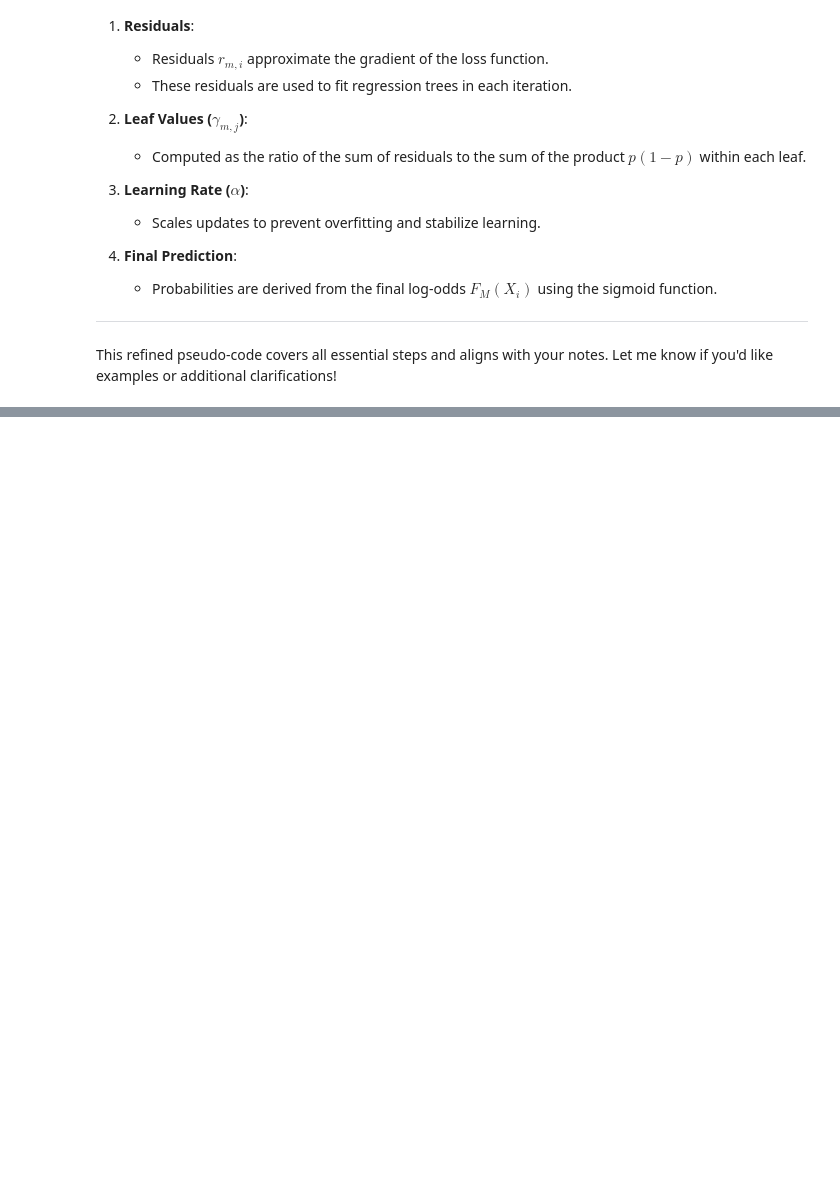
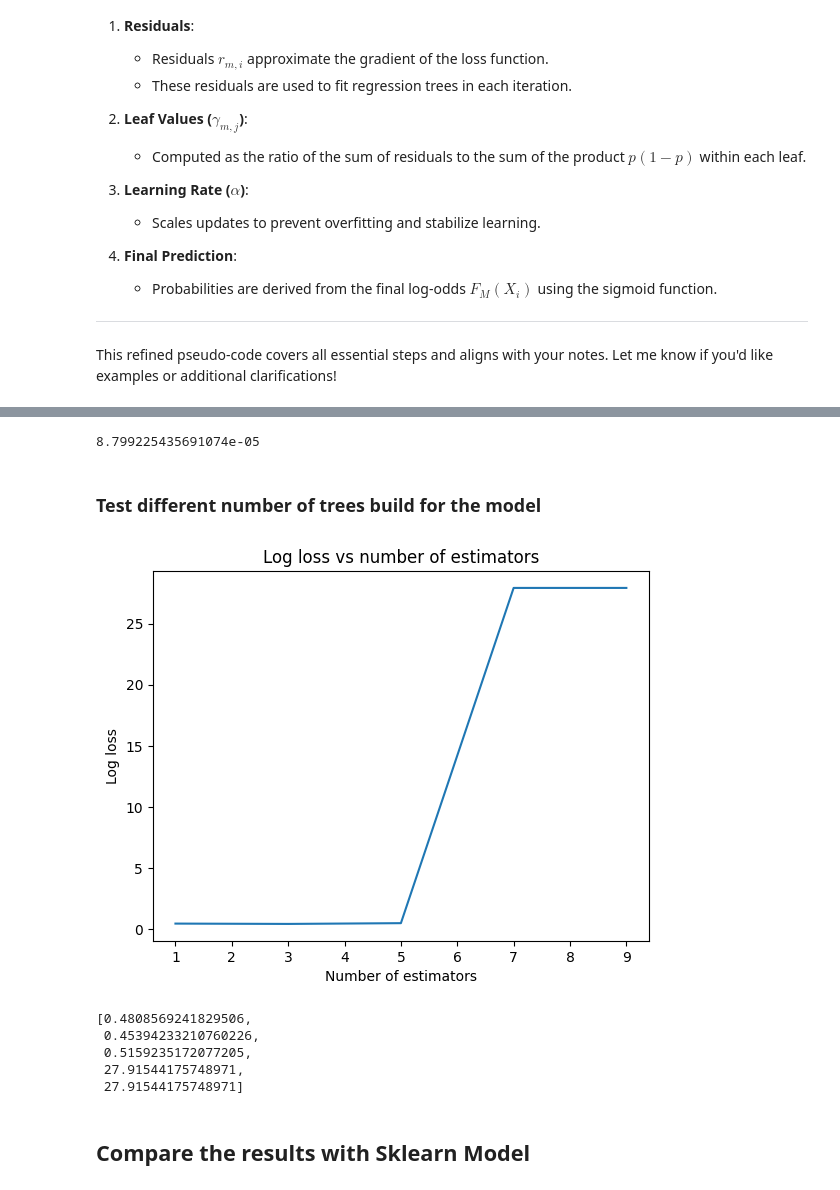
Before and after one commit to Dorianhgn/ML_FRI_Dorian, a Jupyter notebook: Week5/Hugonnet_Assignment5.ipynb, the cells around one changed output, grey strips where cells are left out. Cells and saved outputs as stored; diff of their text form; code cells hidden in the pictures; blank space fills up the shorter version.

```diff
--- a/Week5/Hugonnet_Assignment5.ipynb
+++ b/Week5/Hugonnet_Assignment5.ipynb
@@ -185,0 +386,38 @@ from ucimlrepo import fetch_ucirepo
+# %%
+# extract the best learning rate
+best_lr = learning_rates[np.argmin(log_losses)]
+best_lr
+# %% [output]
+8.799225435691074e-05
+# %% [markdown]
+### Test different number of trees build for the model
+# %%
+# Test different number of estimators
+n_estimators = np.arange(1, 10, 2)
+log_losses = []
+
+for n in n_estimators:
+    gbt = GradientBoostingTree(n_estimators=n, learning_rate=best_lr, max_depth=3)
+    gbt.fit(X_train, y_train)
+    y_pred = gbt.predict(X_test)
+    log_losses.append(log_loss(y_test, y_pred))
+# %%
+# plot the results
+fig, ax = subplots()
+ax.plot(n_estimators, log_losses)
+ax.set_xlabel('Number of estimators')
+ax.set_ylabel('Log loss')
+ax.set_title('Log loss vs number of estimators')
+plt.show()
+# %% [output]
+[figure, added]
+# %%
+log_losses
+# %% [output]
+[0.4808569241829506,
+ 0.45394233210760226,
+ 0.5159235172077205,
+ 27.91544175748971,
+ 27.91544175748971]
+# %% [markdown]
+## Compare the results with Sklearn Model
```
Also changed, not shown: parts of 21 cells of this notebook, 1 other file.
